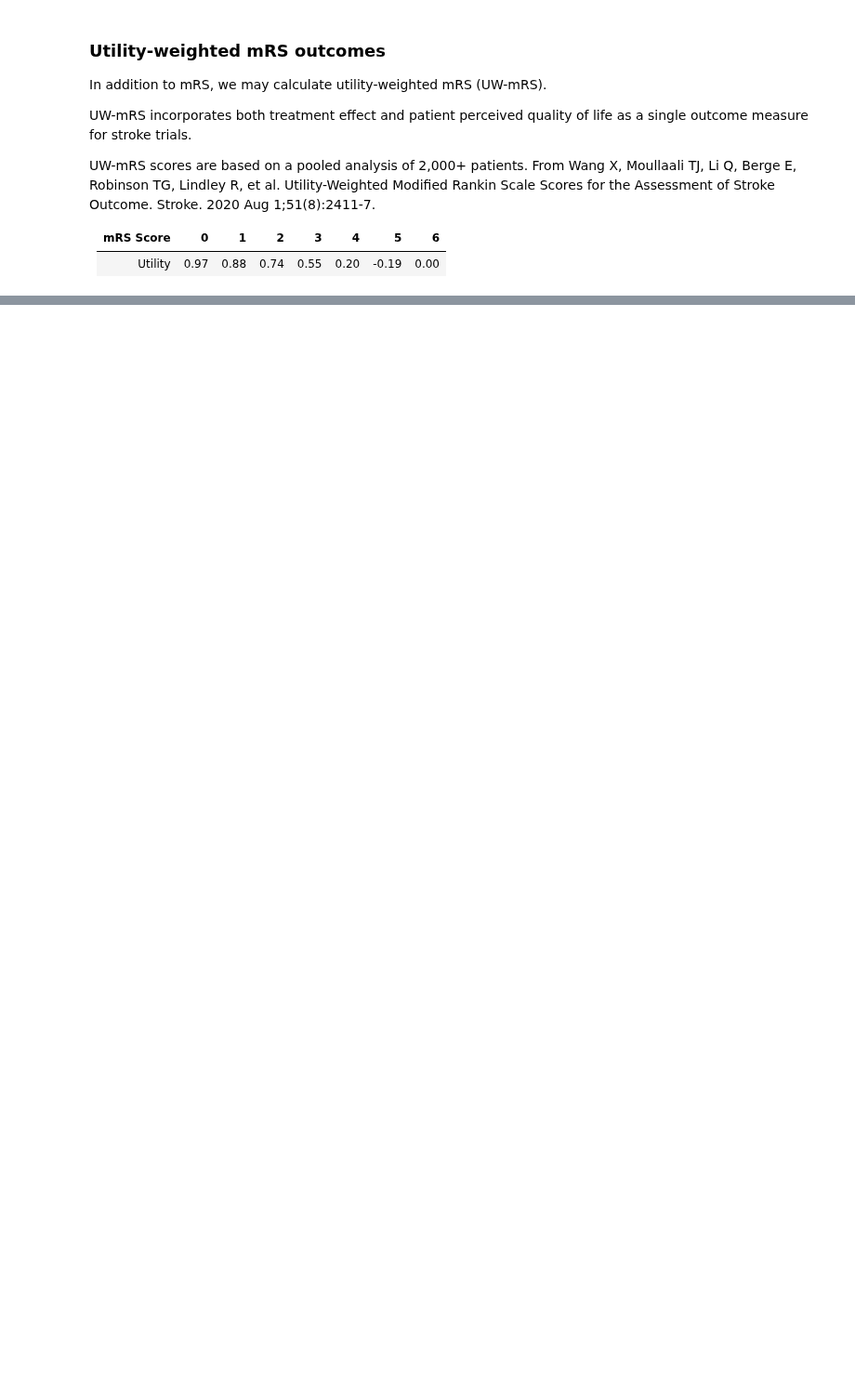
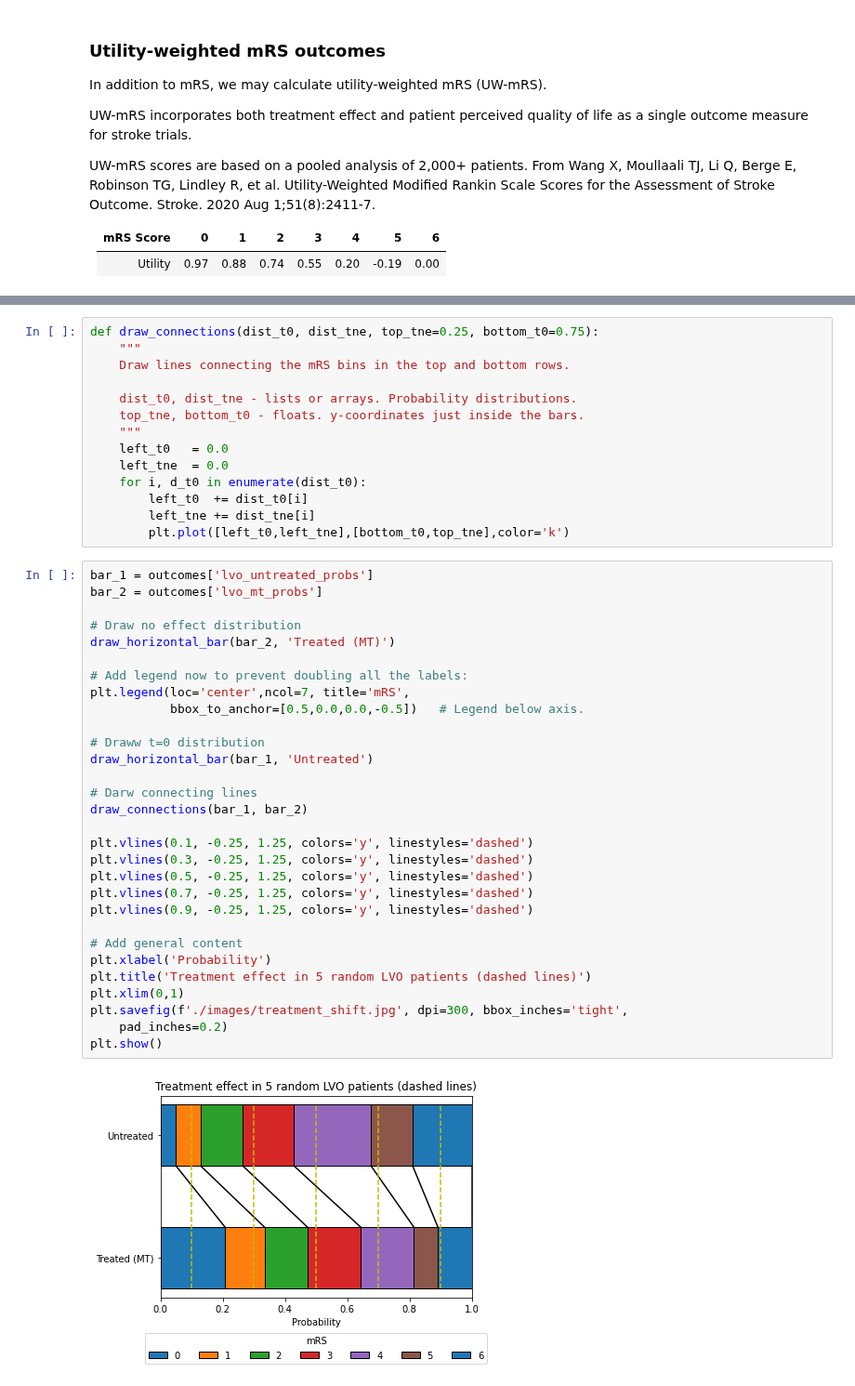
Before and after one commit to samuel-book/stroke_outcome, a Jupyter notebook: demo_of_outcome_model.ipynb, the cells around one changed output, grey strips where cells are left out. Shown at 93% size. Cells and saved outputs as stored; diff of their text form; blank space fills up the shorter version.

Commit message:
Add treatment shift example to demo

```diff
--- a/demo_of_outcome_model.ipynb
+++ b/demo_of_outcome_model.ipynb
@@ -287,0 +324,46 @@ nLVO IVT UW-mRS: 0.712 (added UW-mRS: 0.111)
+# %%
+def draw_connections(dist_t0, dist_tne, top_tne=0.25, bottom_t0=0.75):
+    """
+    Draw lines connecting the mRS bins in the top and bottom rows.
+
+    dist_t0, dist_tne - lists or arrays. Probability distributions.
+    top_tne, bottom_t0 - floats. y-coordinates just inside the bars.
+    """
+    left_t0   = 0.0
+    left_tne  = 0.0
+    for i, d_t0 in enumerate(dist_t0):
+        left_t0  += dist_t0[i]
+        left_tne += dist_tne[i]
+        plt.plot([left_t0,left_tne],[bottom_t0,top_tne],color='k')
+# %%
+bar_1 = outcomes['lvo_untreated_probs']
+bar_2 = outcomes['lvo_mt_probs']
+
+# Draw no effect distribution
+draw_horizontal_bar(bar_2, 'Treated (MT)')
+
+# Add legend now to prevent doubling all the labels:
+plt.legend(loc='center',ncol=7, title='mRS',
+           bbox_to_anchor=[0.5,0.0,0.0,-0.5])   # Legend below axis.
+
+# Draww t=0 distribution
+draw_horizontal_bar(bar_1, 'Untreated')
+
+# Darw connecting lines
+draw_connections(bar_1, bar_2)
+
+plt.vlines(0.1, -0.25, 1.25, colors='y', linestyles='dashed')
+plt.vlines(0.3, -0.25, 1.25, colors='y', linestyles='dashed')
+plt.vlines(0.5, -0.25, 1.25, colors='y', linestyles='dashed')
+plt.vlines(0.7, -0.25, 1.25, colors='y', linestyles='dashed')
+plt.vlines(0.9, -0.25, 1.25, colors='y', linestyles='dashed')
+
+# Add general content
+plt.xlabel('Probability')
+plt.title('Treatment effect in 5 random LVO patients (dashed lines)')
+plt.xlim(0,1)
+plt.savefig(f'./images/treatment_shift.jpg', dpi=300, bbox_inches='tight',
+    pad_inches=0.2)
+plt.show()
+# %% [output]
+[figure, added]
```
Also changed, not shown: parts of 11 cells of this notebook, 1 other file.
